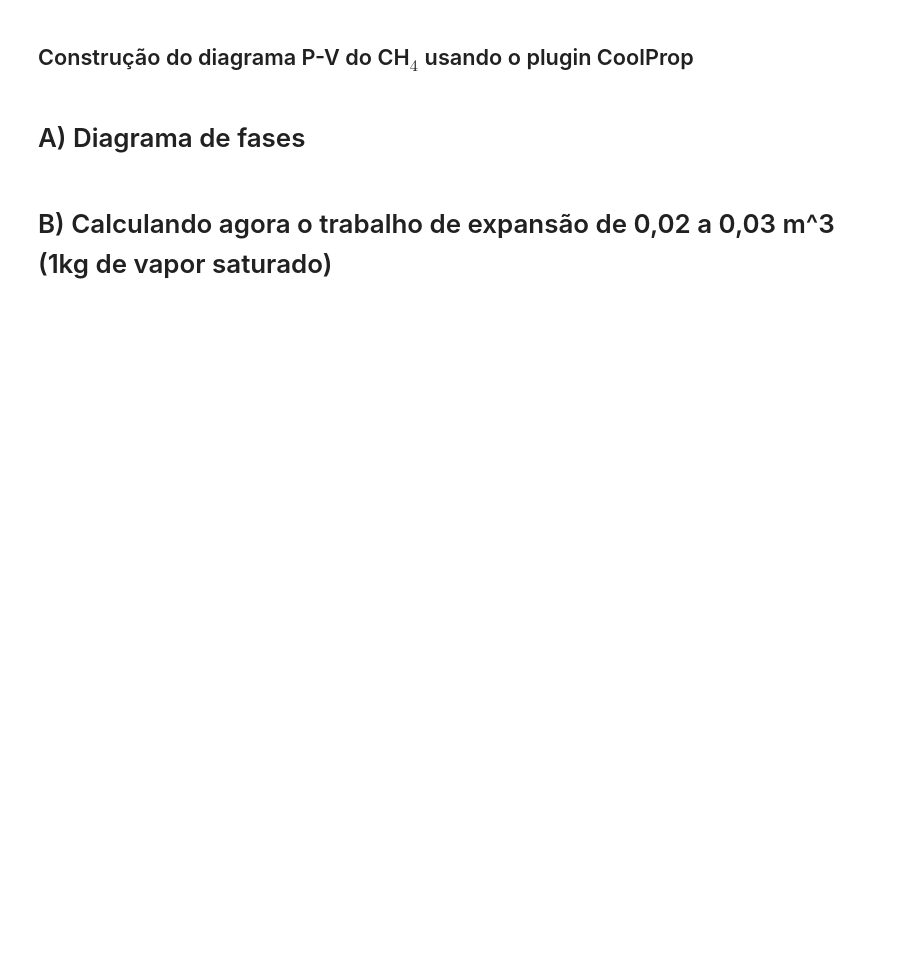
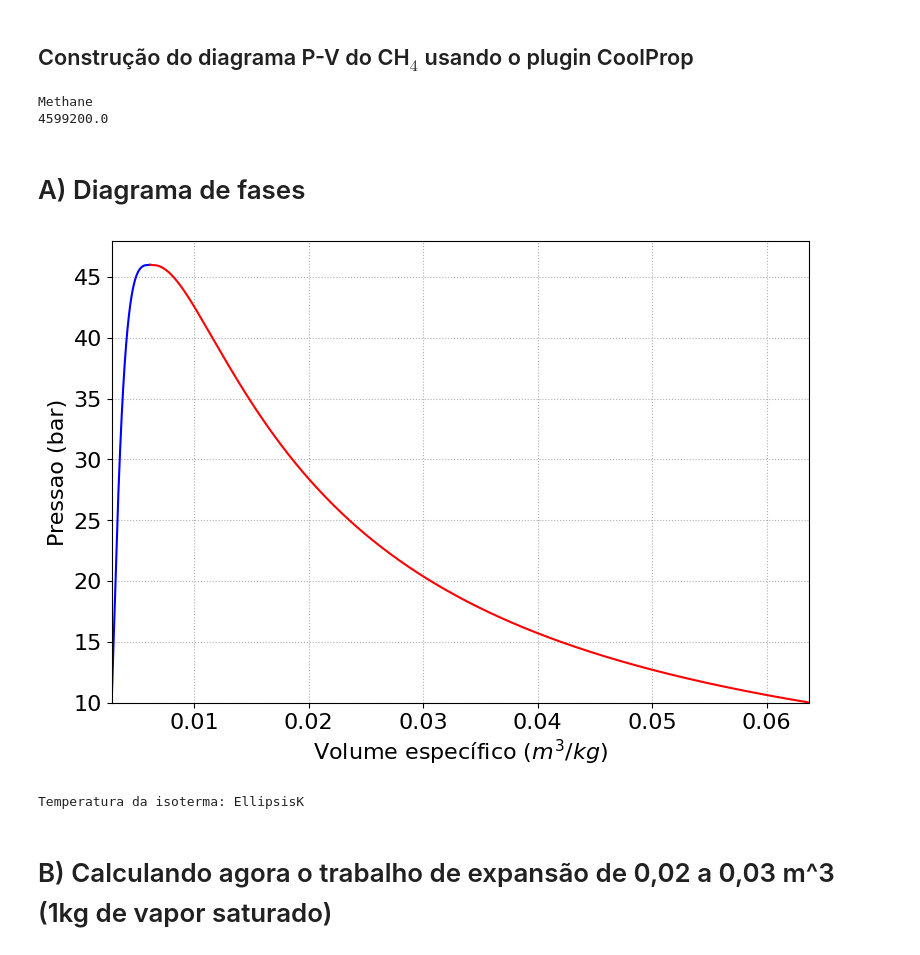
Before and after one commit to eburille/termodinamica, a Jupyter notebook: Exercício Computacional Diagrama de Fases.ipynb, the cells around one changed output. Drawn from its saved outputs; the diff is of its cells as text; code cells hidden in the pictures; blank space fills up the shorter version.

Commit message:
diagrama PV do ex computacional

```diff
--- a/Exercício Computacional Diagrama de Fases.ipynb
+++ b/Exercício Computacional Diagrama de Fases.ipynb
@@ -11,20 +11,60 @@ from CoolProp.CoolProp import PropsSI
 # %%
 # Selecionando o fluido e verificando as propriedades do ponto crítico
 # Obs.: o CH4 é chamado "Methane" no programa
-...
+
+Fluido = "Methane"
+
+print(Fluido)
+
+# Opções para construção do diagrama P-v
+npontos = 1000
+P_critico = PropsSI('PCRIT', Fluido) # Pa
+
+print(P_critico)
+
+Pmin = 1E6 # Pa
+Pmax = P_critico - 100 # Pa
+P_vec = np.linspace(Pmin,Pmax,num=npontos)
+P_vec = np.append(P_vec, P_critico)
+# %% [output]
+Methane
+4599200.0
 # %% [markdown]
 # A) Diagrama de fases
 # %%
 # Retornando os valores da massa específica - estados líquido e gasoso
 # nesta faixa de pressao
-...
+d_sat_liq = PropsSI('D', 'P', P_vec, 'Q', 0, Fluido)
+d_sat_vap = PropsSI('D', 'P', P_vec, 'Q', 1, Fluido)
+
+v_sat_liq = 1/d_sat_liq
+v_sat_vap = 1/d_sat_vap
+
+vmin = np.min(v_sat_liq)
+vmax = np.max(v_sat_vap)
+# %%
+plt.figure(figsize=(9,6))
+plt.plot(v_sat_liq, P_vec/1E5, color='blue')
+plt.plot(v_sat_vap, P_vec/1E5, color='red')
+plt.grid(linestyle = ':')
+plt.xticks(fontsize = 16)
+plt.yticks(fontsize = 16)
+plt.xlabel("Volume específico ($m^3/kg$)", fontsize = 16)
+plt.ylabel("Pressao (bar)", fontsize = 16)
+plt.axis([vmin, vmax, Pmin/1e5, P_critico/1e5+2])
+plt.show()
+# %% [output]
+[figure, added]
 # %%
 # Obtendo dados das isotermas
-...
-Pisot = ... # O valor do seu enunciado
+Pisot_bar = 25 #bar
+
+Pisot = Pisot_bar * 1E5 # O valor do seu enunciado
 Tisot =  ...
 print('Temperatura da isoterma: ' + str(Tisot) + 'K')
 ...
+# %% [output]
+Temperatura da isoterma: EllipsisK
 # %% [markdown]
 # B) Calculando agora o trabalho de expansão de 0,02 a 0,03 m^3 (1kg de vapor saturado)
 # %%
```
Also changed, not shown: parts of 1 cell of this notebook.
